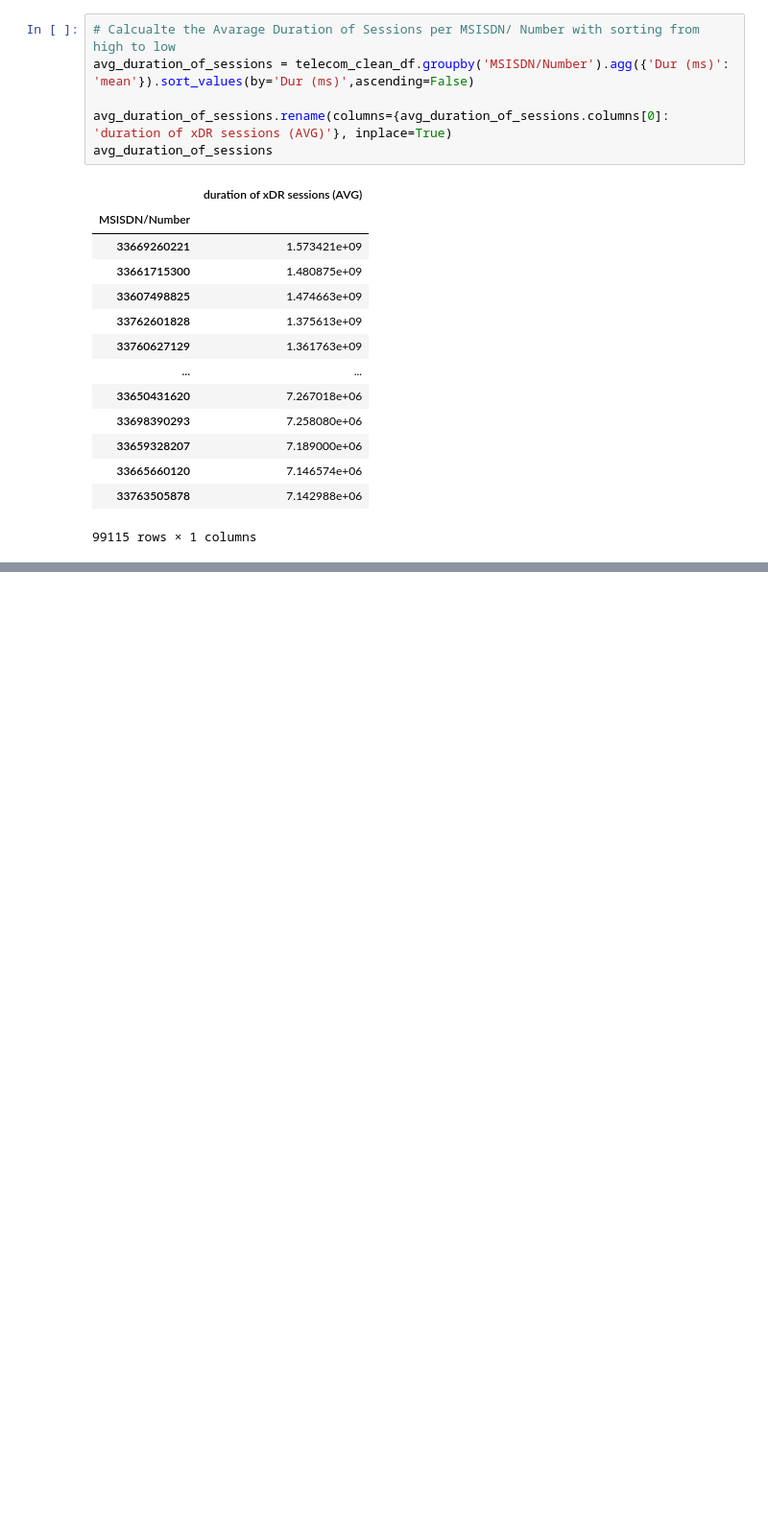
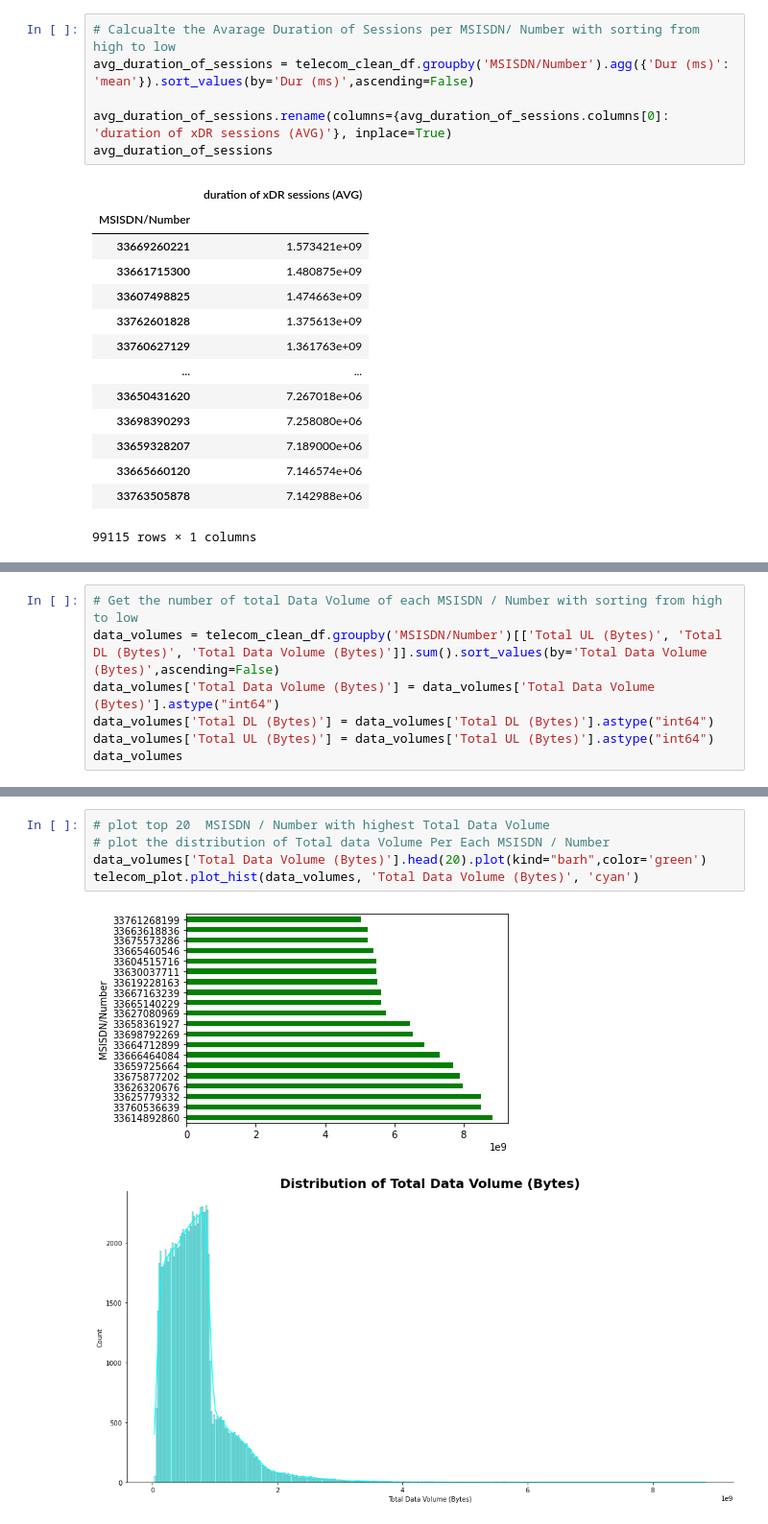
Before and after one commit to zelalemshiferaw/Telecommunication-Data-Analysis, a Jupyter notebook: notebooks/User Overview Analysis.ipynb, the cells around one changed output, grey strips where cells are left out. Shown at 96% size. Cells and saved outputs as stored; diff of their text form; blank space fills up the shorter version.

Commit message:
Total Data Volume Distrubtion

```diff
--- a/notebooks/User Overview Analysis.ipynb
+++ b/notebooks/User Overview Analysis.ipynb
@@ -367,0 +372,7 @@ avg_duration_of_sessions
+# %%
+# Get the number of total Data Volume of each MSISDN / Number with sorting from high to low
+data_volumes = telecom_clean_df.groupby('MSISDN/Number')[['Total UL (Bytes)', 'Total DL (Bytes)', 'Total Data Volume (Bytes)']].sum().sort_values(by='Total Data Volume (Bytes)',ascending=False)
+data_volumes['Total Data Volume (Bytes)'] = data_volumes['Total Data Volume (Bytes)'].astype("int64")
+data_volumes['Total DL (Bytes)'] = data_volumes['Total DL (Bytes)'].astype("int64")
+data_volumes['Total UL (Bytes)'] = data_volumes['Total UL (Bytes)'].astype("int64")
+data_volumes
@@ -367,0 +394,8 @@ avg_duration_of_sessions
+# %%
+# plot top 20  MSISDN / Number with highest Total Data Volume
+# plot the distribution of Total data Volume Per Each MSISDN / Number
+data_volumes['Total Data Volume (Bytes)'].head(20).plot(kind="barh",color='green')
+telecom_plot.plot_hist(data_volumes, 'Total Data Volume (Bytes)', 'cyan')
+# %% [output]
+[figure, added]
+[figure, added]
```
Also changed, not shown: parts of 15 cells of this notebook.
